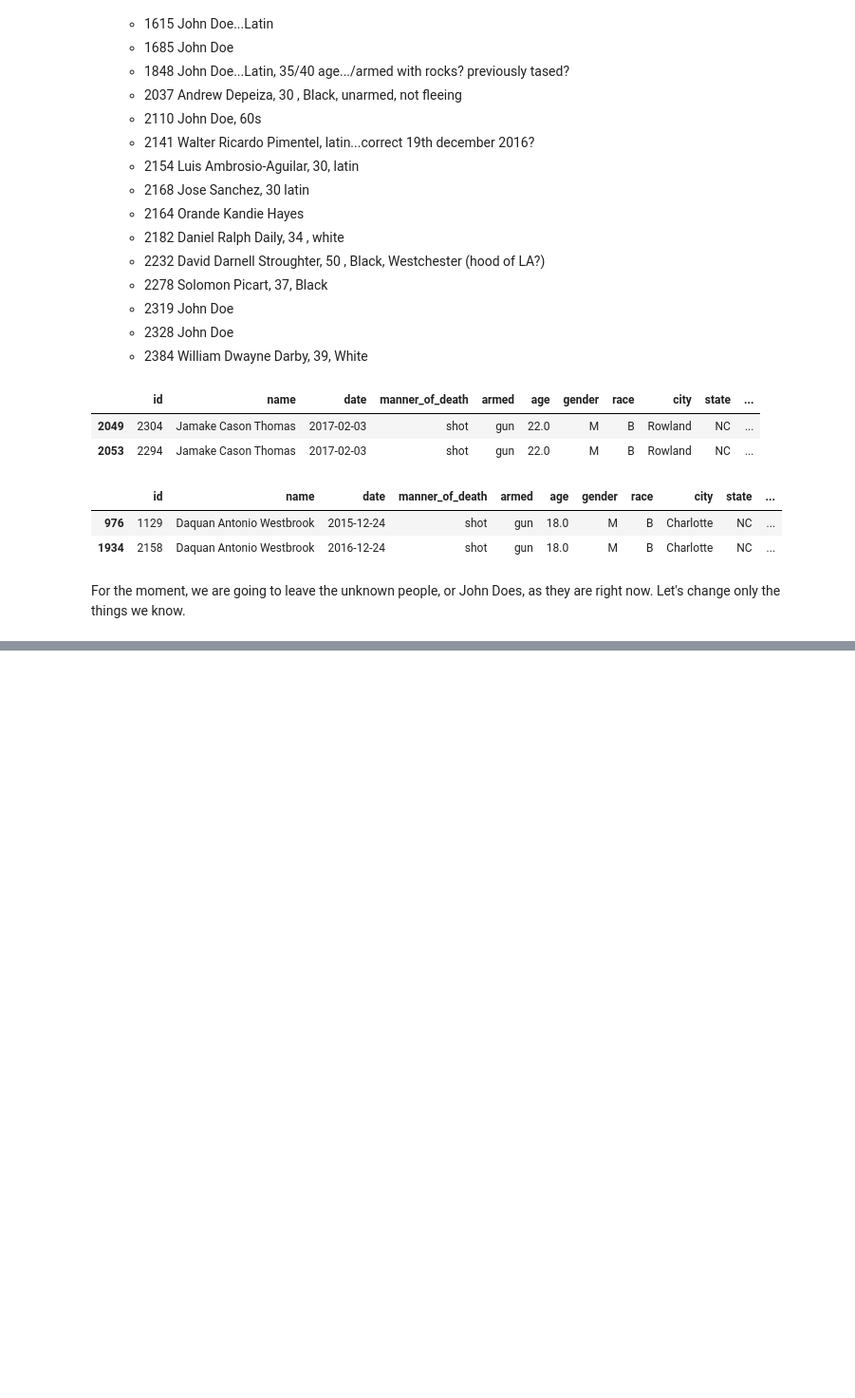
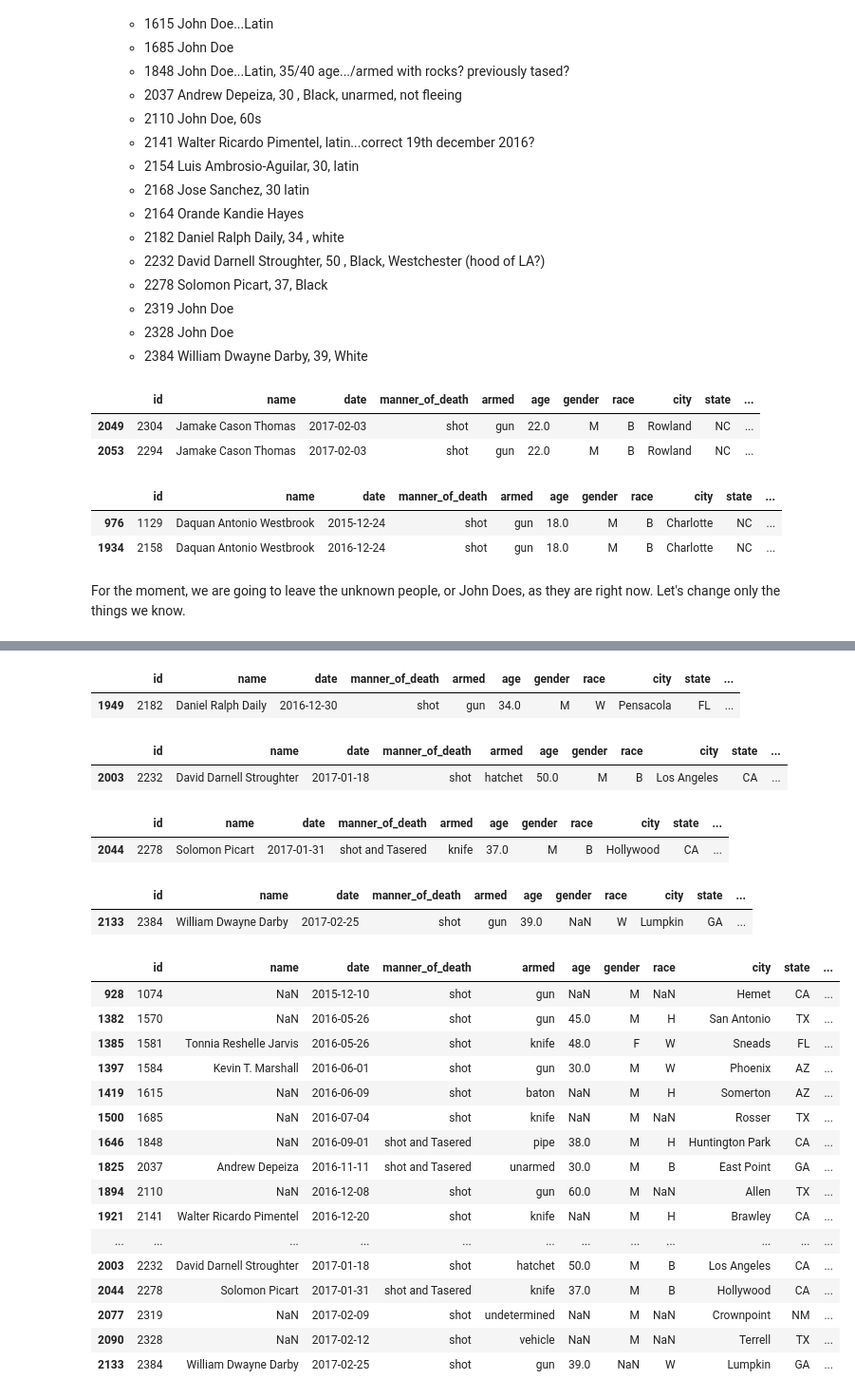
Before and after one commit to ReDI-Data-Analysis/data-analysis-project, a Jupyter notebook: notebooks/Preanalysis for SQL.ipynb, the cells around one changed output, grey strips where cells are left out. Shown: that part at 95% size. Saved outputs shown, nothing was run; the diff lists cells and outputs as text; code cells hidden in the pictures; blank space fills up the shorter version.

```diff
--- a/notebooks/Preanalysis for SQL.ipynb
+++ b/notebooks/Preanalysis for SQL.ipynb
@@ -252,0 +385,80 @@ See the caveats in the documentation: http://pandas.pydata.org/pandas-docs/stabl
+# %%
+# (1949) 2182 Daniel Ralph Daily, 34 , white
+wpost.loc[wpost['id'] == 2182, "name"] = "Daniel Ralph Daily"
+wpost.loc[wpost['id'] == 2182, "age"] = 34
+wpost.loc[wpost['id'] == 2182, "race"] = "W"
+wpost[(wpost.id == 2182)]
+# %% [output]
+|  | id | name | date | manner_of_death | armed | age | gender | race | city | state | ... |
+| 1949 | 2182 | Daniel Ralph Daily | 2016-12-30 | shot | gun | 34.0 | M | W | Pensacola | FL | ... |
+# %%
+# (2003) 2232 David Darnell Stroughter, 50 , Black, Westchester (hood of LA?)
+wpost.loc[wpost['id'] == 2232, "name"] = "David Darnell Stroughter"
+wpost.loc[wpost['id'] == 2232, "age"] = 50
+wpost.loc[wpost['id'] == 2232, "race"] = "B"
+wpost[(wpost.id == 2232)]
+# %% [output]
+|  | id | name | date | manner_of_death | armed | age | gender | race | city | state | ... |
+| 2003 | 2232 | David Darnell Stroughter | 2017-01-18 | shot | hatchet | 50.0 | M | B | Los Angeles | CA | ... |
+# %%
+# (2044) 2278 Solomon Picart, 37, Black
+wpost.loc[wpost['id'] == 2278, "name"] = "Solomon Picart"
+wpost.loc[wpost['id'] == 2278, "age"] = 37
+wpost.loc[wpost['id'] == 2278, "race"] = "B"
+wpost[(wpost.id == 2278)]
+
+# (2077) 2319 John Doe
+    #Nothing to do
+# (2090) 2328 John Doe
+    #Notning to do
+# %% [output]
+|  | id | name | date | manner_of_death | armed | age | gender | race | city | state | ... |
+| 2044 | 2278 | Solomon Picart | 2017-01-31 | shot and Tasered | knife | 37.0 | M | B | Hollywood | CA | ... |
+# %%
+# (2133) 2384 William Dwayne Darby, 39, White
+wpost.loc[wpost['id'] == 2384, "name"] = "William Dwayne Darby"
+wpost.loc[wpost['id'] == 2384, "age"] = 39
+wpost.loc[wpost['id'] == 2384, "race"] = "W"
+wpost[(wpost.id == 2384)]
+# %% [output]
+|  | id | name | date | manner_of_death | armed | age | gender | race | city | state | ... |
+| 2133 | 2384 | William Dwayne Darby | 2017-02-25 | shot | gun | 39.0 | NaN | W | Lumpkin | GA | ... |
+# %%
+wpost[(wpost.id == 1074)+
+    (wpost.id == 1570) +
+    (wpost.id == 1581) +
+    (wpost.id == 1584) +
+    (wpost.id == 1615) +
+    (wpost.id == 1685) +
+    (wpost.id == 1848) +
+    (wpost.id == 2037) +
+    (wpost.id == 2110) +
+    (wpost.id == 2141) +
+    (wpost.id == 2154) +
+    (wpost.id == 2168) +
+    (wpost.id == 2164) +
+    (wpost.id == 2182) +
+    (wpost.id == 2232) +
+    (wpost.id == 2278) +
+    (wpost.id == 2319) +
+    (wpost.id == 2328) +
+    (wpost.id == 2384)
+]
+# %% [output]
+|  | id | name | date | manner_of_death | armed | age | gender | race | city | state | ... |
+| 928 | 1074 | NaN | 2015-12-10 | shot | gun | NaN | M | NaN | Hemet | CA | ... |
+| 1382 | 1570 | NaN | 2016-05-26 | shot | gun | 45.0 | M | H | San Antonio | TX | ... |
+| 1385 | 1581 | Tonnia Reshelle Jarvis | 2016-05-26 | shot | knife | 48.0 | F | W | Sneads | FL | ... |
+| 1397 | 1584 | Kevin T. Marshall | 2016-06-01 | shot | gun | 30.0 | M | W | Phoenix | AZ | ... |
+| 1419 | 1615 | NaN | 2016-06-09 | shot | baton | NaN | M | H | Somerton | AZ | ... |
+| 1500 | 1685 | NaN | 2016-07-04 | shot | knife | NaN | M | NaN | Rosser | TX | ... |
+| 1646 | 1848 | NaN | 2016-09-01 | shot and Tasered | pipe | 38.0 | M | H | Huntington Park | CA | ... |
+| 1825 | 2037 | Andrew Depeiza | 2016-11-11 | shot and Tasered | unarmed | 30.0 | M | B | East Point | GA | ... |
+| 1894 | 2110 | NaN | 2016-12-08 | shot | gun | 60.0 | M | NaN | Allen | TX | ... |
+| 1921 | 2141 | Walter Ricardo Pimentel | 2016-12-20 | shot | knife | NaN | M | H | Brawley | CA | ... |
+| ... | ... | ... | ... | ... | ... | ... | ... | ... | ... | ... | ... |
+| 2003 | 2232 | David Darnell Stroughter | 2017-01-18 | shot | hatchet | 50.0 | M | B | Los Angeles | CA | ... |
+| 2044 | 2278 | Solomon Picart | 2017-01-31 | shot and Tasered | knife | 37.0 | M | B | Hollywood | CA | ... |
+| 2077 | 2319 | NaN | 2017-02-09 | shot | undetermined | NaN | M | NaN | Crownpoint | NM | ... |
+| 2090 | 2328 | NaN | 2017-02-12 | shot | vehicle | NaN | M | NaN | Terrell | TX | ... |
+| 2133 | 2384 | William Dwayne Darby | 2017-02-25 | shot | gun | 39.0 | NaN | W | Lumpkin | GA | ... |
```
Also changed, not shown: parts of 37 cells of this notebook, 2 other files.
